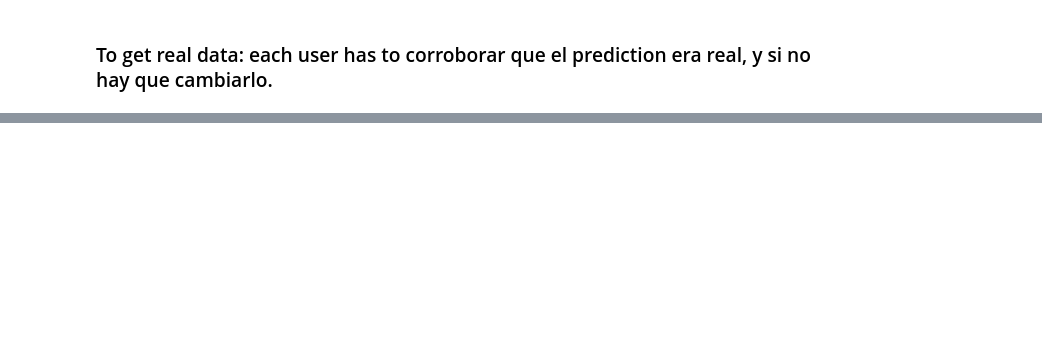
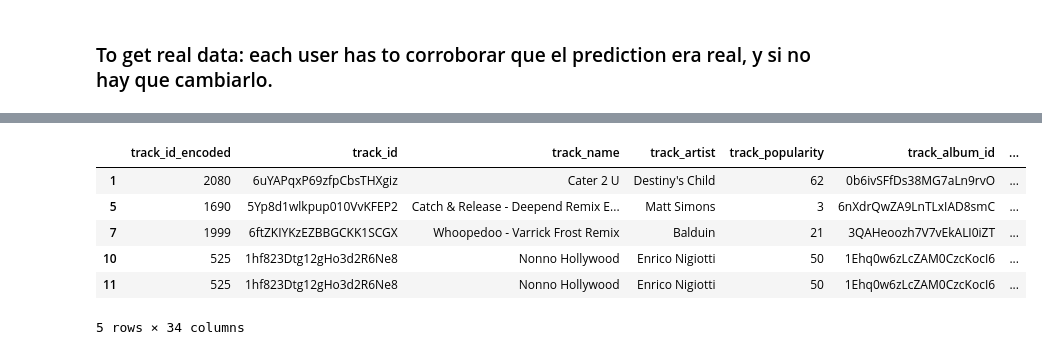
Before and after one commit to riwanahas/runreco, a Jupyter notebook: spotify_reco/models/model_2.ipynb, the cells around one changed output, grey strips where cells are left out. Cells and saved outputs as stored; diff of their text form; code cells hidden in the pictures; blank space fills up the shorter version.

```diff
--- a/spotify_reco/models/model_2.ipynb
+++ b/spotify_reco/models/model_2.ipynb
@@ -315,0 +402,14 @@ df_liked_songs = get_user_feedback(random_subset)
+# %%
+# Step 1: Filter merged_df to get only recommended songs
+recommended_songs_df = merged_df[merged_df['y_pred'] == 1]
+
+# Step 2: Extract track IDs from the recommended songs
+# Assuming 'track_id' column contains the Spotify track IDs
+recommended_track_ids = recommended_songs_df['track_id'].tolist()
+
+# Step 3: Compare with your top tracks from Spotify
+# Assuming 'top_tracks' is a list of your top track IDs from Spotify
+liked_songs_df = recommended_songs_df[recommended_songs_df['track_id'].isin(top_tracks)]
+
+# Step 4: Optionally, review the DataFrame of matched songs
+print(liked_songs_df.head())
@@ -315,0 +422,10 @@ df_liked_songs = get_user_feedback(random_subset)
+# %%
+recommended_songs_df.head()
+# %% [output]
+|  | track_id_encoded | track_id | track_name | track_artist | track_popularity | track_album_id | ... |
+| 1 | 2080 | 6uYAPqxP69zfpCbsTHXgiz | Cater 2 U | Destiny's Child | 62 | 0b6ivSFfDs38MG7aLn9rvO | ... |
+| 5 | 1690 | 5Yp8d1wlkpup010VvKFEP2 | Catch & Release - Deepend Remix E... | Matt Simons | 3 | 6nXdrQwZA9LnTLxIAD8smC | ... |
+| 7 | 1999 | 6ftZKIYKzEZBBGCKK1SCGX | Whoopedoo - Varrick Frost Remix | Balduin | 21 | 3QAHeoozh7V7vEkALI0iZT | ... |
+| 10 | 525 | 1hf823Dtg12gHo3d2R6Ne8 | Nonno Hollywood | Enrico Nigiotti | 50 | 1Ehq0w6zLcZAM0CzcKocI6 | ... |
+| 11 | 525 | 1hf823Dtg12gHo3d2R6Ne8 | Nonno Hollywood | Enrico Nigiotti | 50 | 1Ehq0w6zLcZAM0CzcKocI6 | ... |
+5 rows × 34 columns
```
Also changed, not shown: parts of 29 cells of this notebook, 3 other files.
